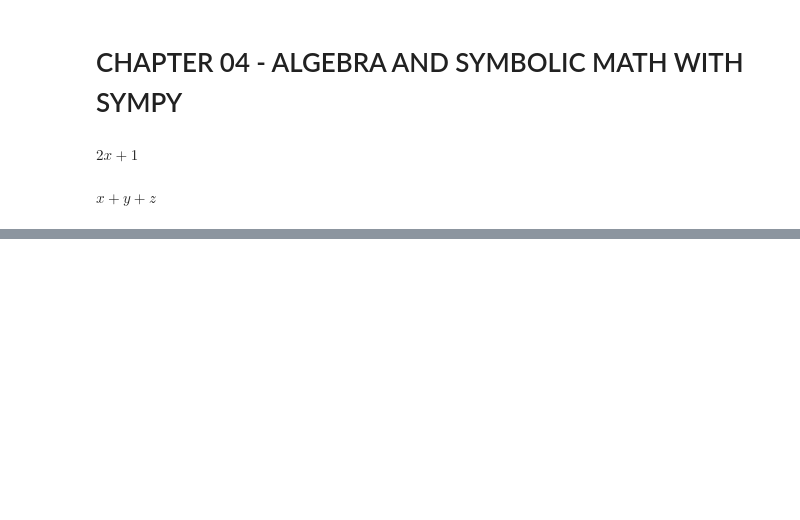
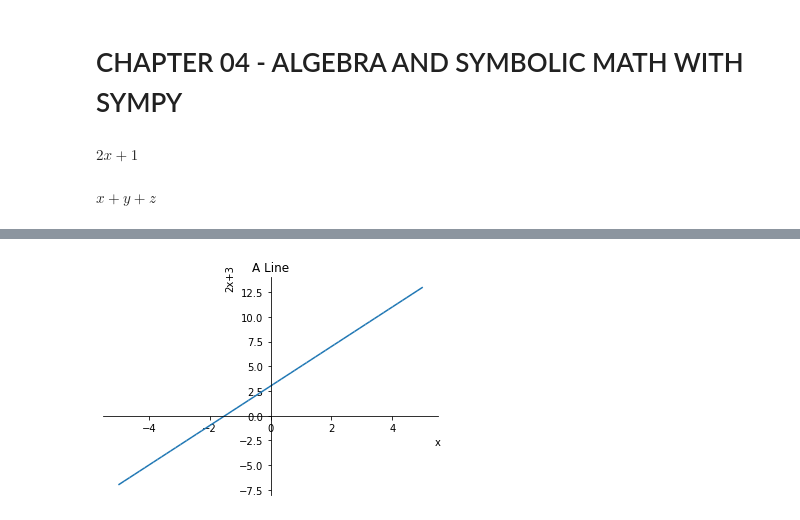
Before and after one commit to ferreiramr/livroDoingMathWithPython_AmitSaha, a Jupyter notebook: chapter04_AlgebraAndSymbolicMathWithSympy.ipynb, the cells around one changed output, grey strips where cells are left out. Cells and saved outputs as stored; diff of their text form; code cells hidden in the pictures; blank space fills up the shorter version.

```diff
--- a/chapter04_AlgebraAndSymbolicMathWithSympy.ipynb
+++ b/chapter04_AlgebraAndSymbolicMathWithSympy.ipynb
@@ -18,0 +329,2 @@ $\displaystyle x + y + z$
+# %%
+p = sympy.plot(2*x + 3, (x, -5, 5), title='A Line', xlabel='x', ylabel='2x+3', show=False)
@@ -18,0 +335,4 @@ $\displaystyle x + y + z$
+# %%
+p.save('files/line.png')
+# %% [output]
+[figure, added]
```
Also changed, not shown: parts of 99 cells of this notebook, 1 other file.
